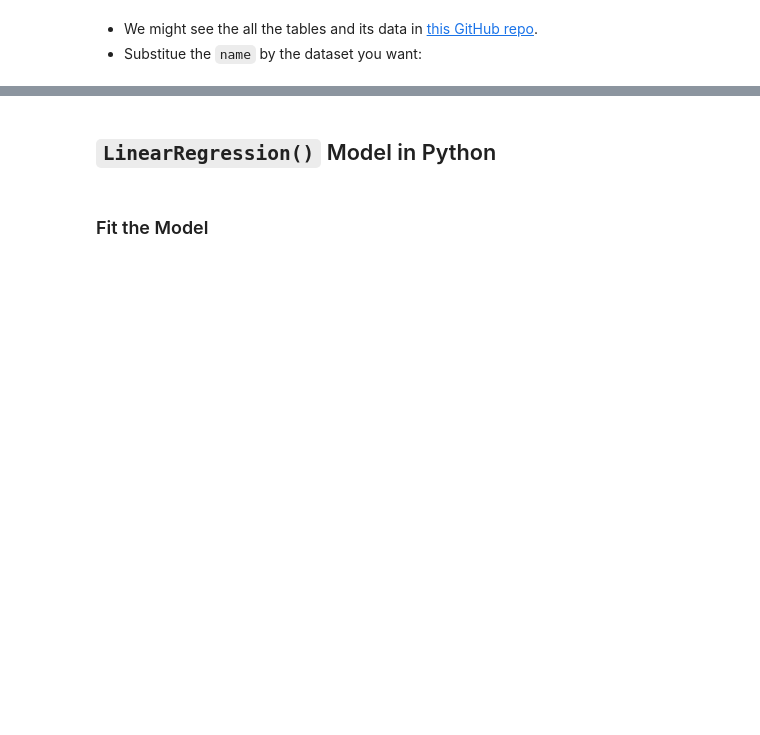
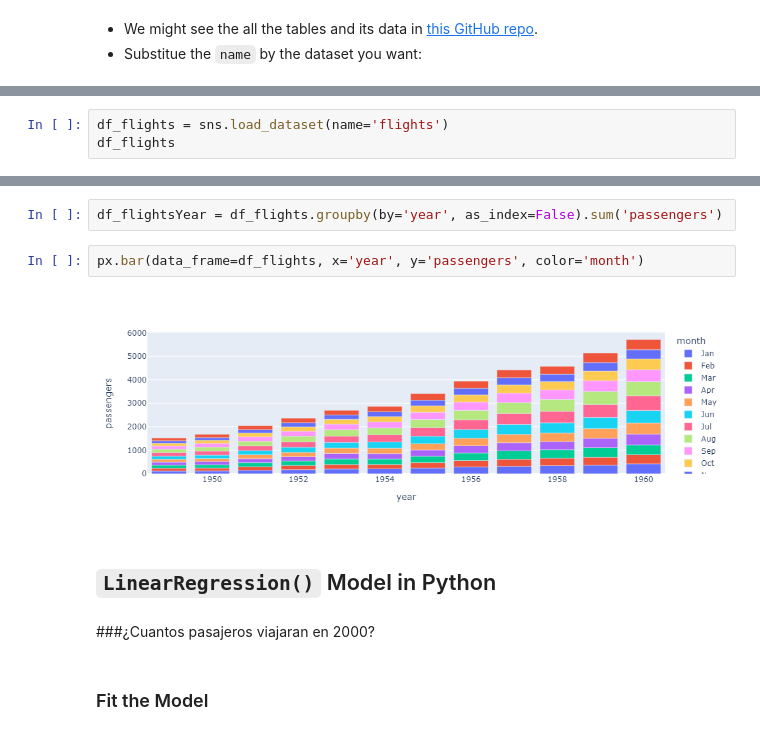
Before and after one commit to Axxst/resolving-machine-learning-python, a Jupyter notebook: 01_The Linear Regression & Supervised Regression Models/01D_ml-linear-regression_practice_blank.ipynb, the cells around one changed output, grey strips where cells are left out. Saved outputs shown, nothing was run; the diff lists cells and outputs as text; blank space fills up the shorter version.

```diff
--- a/01_The Linear Regression & Supervised Regression Models/01D_ml-linear-regression_practice_blank.ipynb
+++ b/01_The Linear Regression & Supervised Regression Models/01D_ml-linear-regression_practice_blank.ipynb
@@ -54,0 +41,3 @@ sns.load_dataset(name='planets')
+# %%
+df_flights = sns.load_dataset(name='flights')
+df_flights
@@ -55,5 +58,13 @@ sns.load_dataset(name='planets')
+# %%
+df_flightsYear = df_flights.groupby(by='year', as_index=False).sum('passengers')
+# %%
+px.bar(data_frame=df_flights, x='year', y='passengers', color='month')
+# %% [output]
+[figure, added]
 # %% [markdown]
 ## `LinearRegression()` Model in Python
+# %% [markdown]
+###¿Cuantos pasajeros viajaran en 2000?
 # %% [markdown]
 ### Fit the Model
 # %%
```
Also changed, not shown: parts of 26 cells of this notebook, 1 other file.
